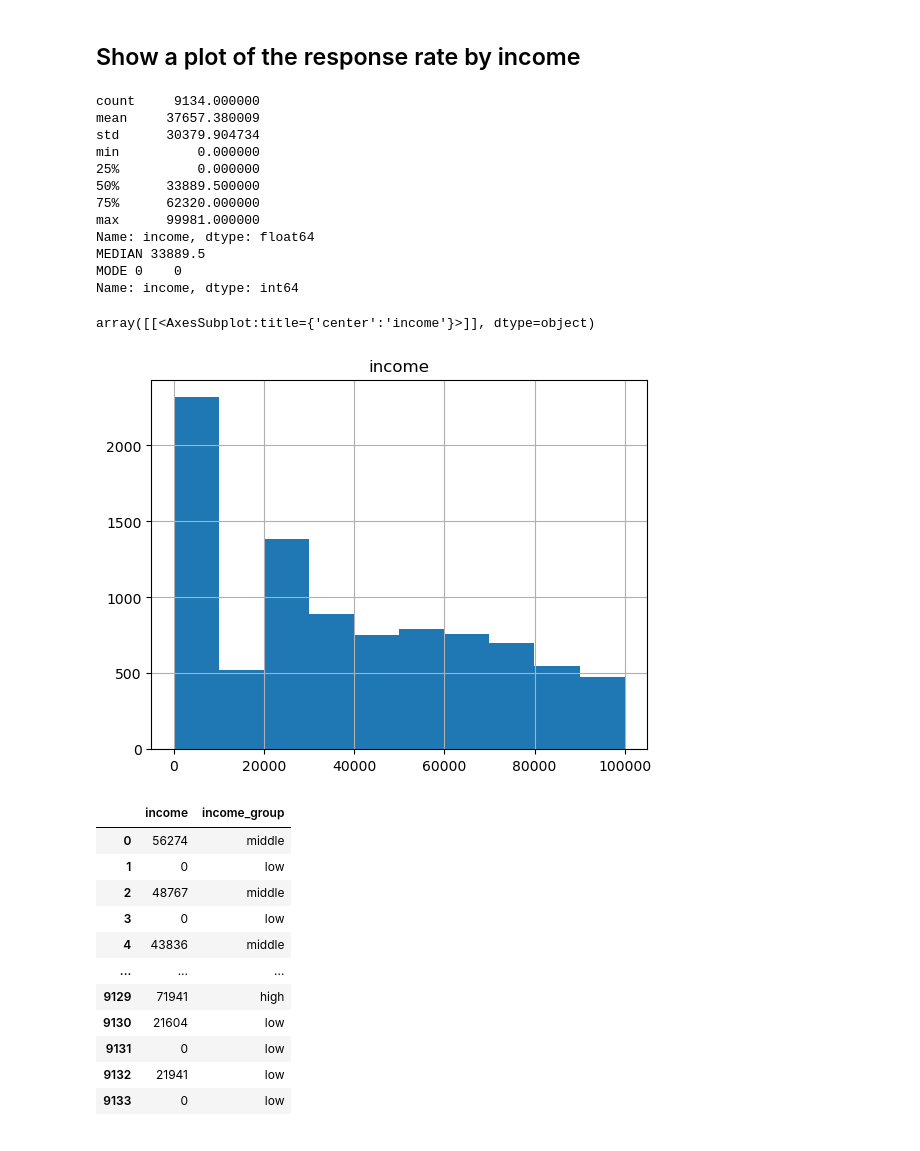
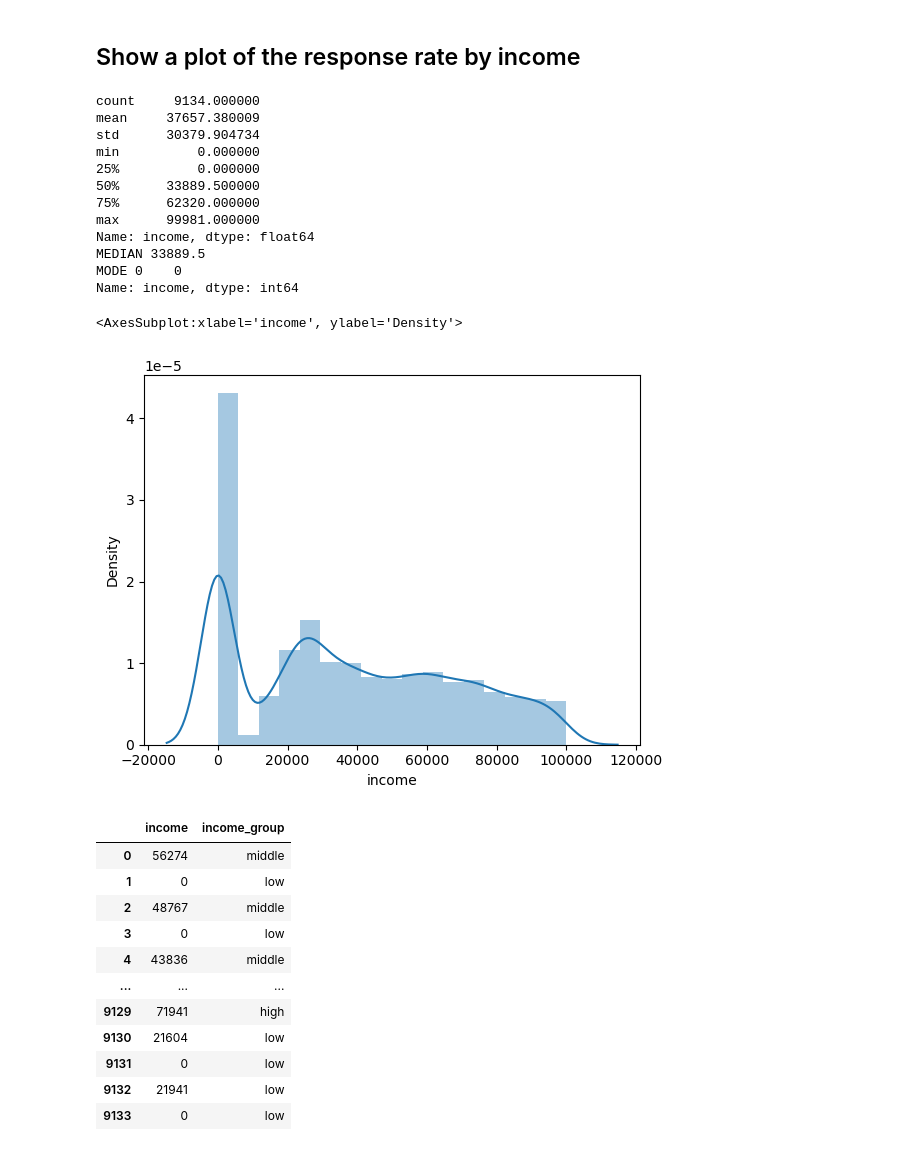
Before and after one commit to suphawadeeth/lab-customer-analysis-round-3, a Jupyter notebook: lab-customer-analysis-round-3.ipynb, the cells around one changed output. Drawn from its saved outputs; the diff is of its cells as text; code cells hidden in the pictures.

```diff
--- a/lab-customer-analysis-round-3.ipynb
+++ b/lab-customer-analysis-round-3.ipynb
@@ -301,29 +306,26 @@ plt.show()
 # %%
 # check data distribution of "income"
 
 print(df['income'].describe())
 print("MEDIAN", df['income'].median())
 print("MODE", df['income'].mode())
+
+sns.distplot(df['income'])
 # %% [output]
 count     9134.000000
 mean     37657.380009
 std      30379.904734
 min          0.000000
 25%          0.000000
 50%      33889.500000
 75%      62320.000000
 max      99981.000000
 Name: income, dtype: float64
 MEDIAN 33889.5
 MODE 0    0
 Name: income, dtype: int64
+<AxesSubplot:xlabel='income', ylabel='Density'>
+[figure, added]
-# %%
-#visualize its distribution
-
-df[['income']].hist()
-# %% [output]
-array([[<AxesSubplot:title={'center':'income'}>]], dtype=object)
-[figure, removed]
 # %%
 # Not normal distribution
 # Where min=0, max=100000, maybe we can part it into 3 groups: low, middle, high income?
```
Also changed, not shown: parts of 6 cells of this notebook.
